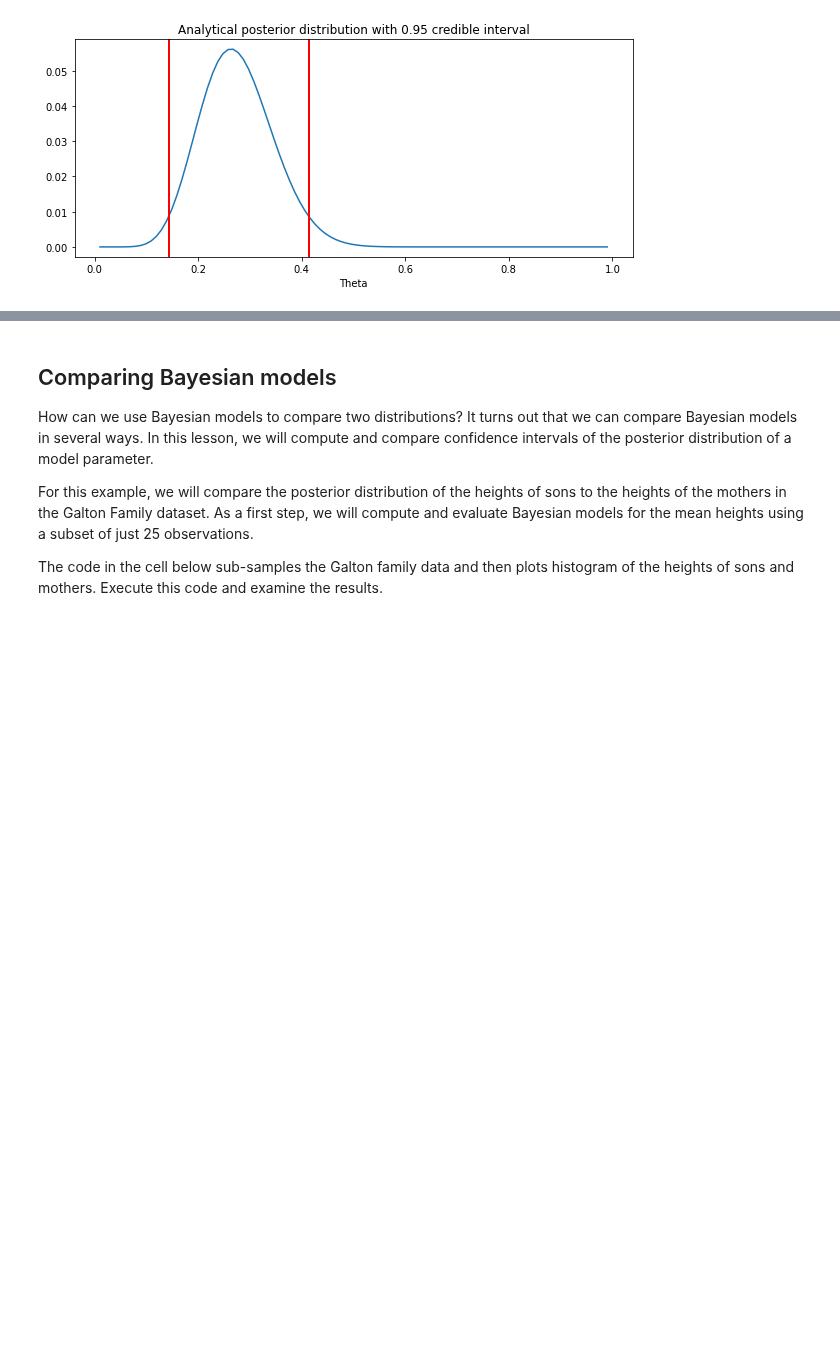
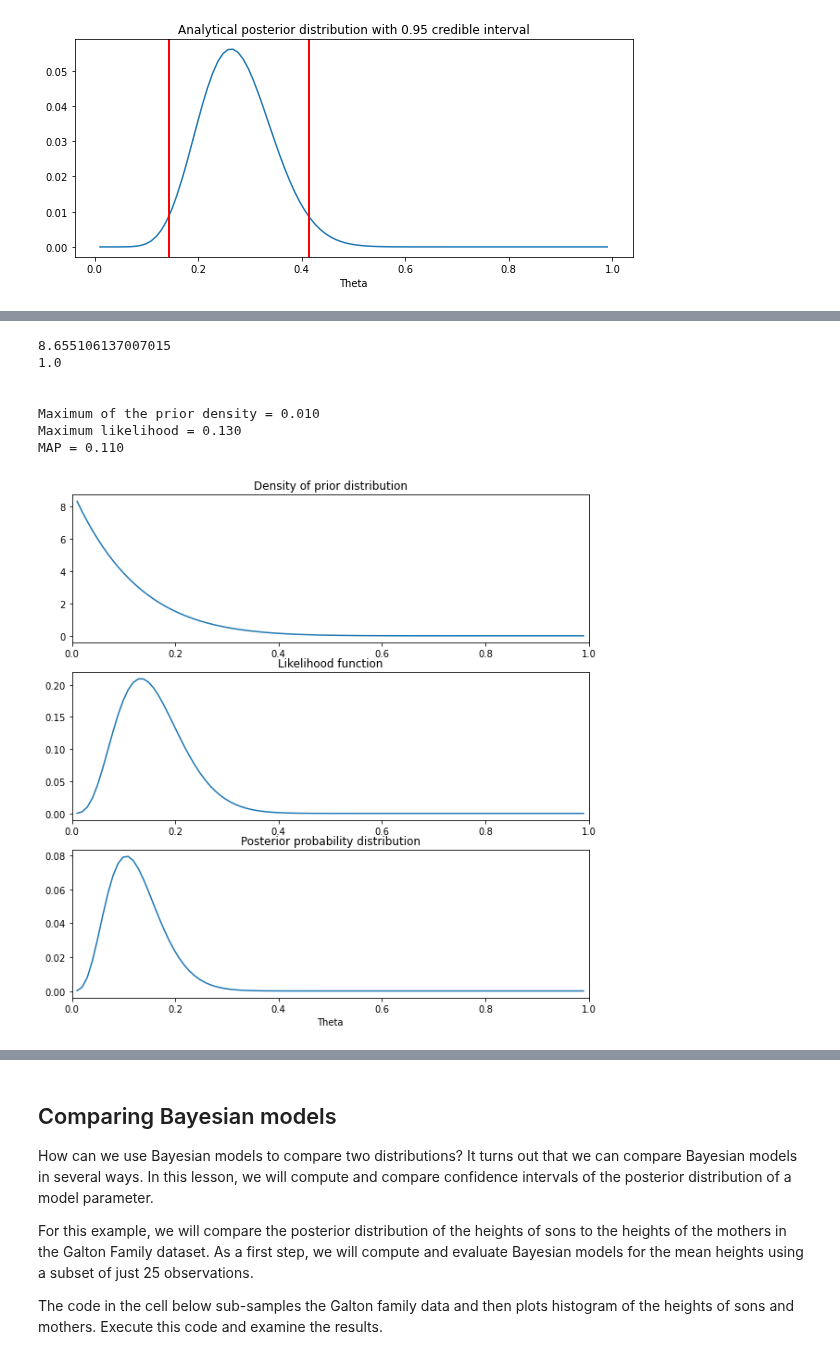
Before and after one commit to StephenElston/DataScience410, a Jupyter notebook: Lecture5/IntroductionToBayes.ipynb, the cells around one changed output, grey strips where cells are left out. Cells and saved outputs as stored; diff of their text form; code cells hidden in the pictures; blank space fills up the shorter version.

```diff
--- a/Lecture5/IntroductionToBayes.ipynb
+++ b/Lecture5/IntroductionToBayes.ipynb
@@ -781,0 +867,22 @@ NameError: name 'numpy' is not defined
+# %%
+distracted_ed_program = ['no','no','no','yes','no',
+               'yes','no','yes','no','no',
+               'no', 'no', 'no', 'no', 'no',
+               'yes','no','no','no','no',
+               'no', 'no', 'no', 'no', 'no',
+               'no', 'no', 'no', 'no', 'no']
+distracted_ed_program = [1 if x is 'yes' else 0 for x in distracted_ed_program]
+# %%
+## Complete the required code below
+l_ed_program = binomial_likelihood(p, distracted_ed_program)
+post_ed_program = posterior(pp, l_ed_program)
+plot_post(pp, l_ed_program, post_ed_program, p)
+# %% [output]
+8.655106137007015
+1.0
+
+
+Maximum of the prior density = 0.010
+Maximum likelihood = 0.130
+MAP = 0.110
+[figure, added]
```
Also changed, not shown: parts of 15 cells of this notebook.
